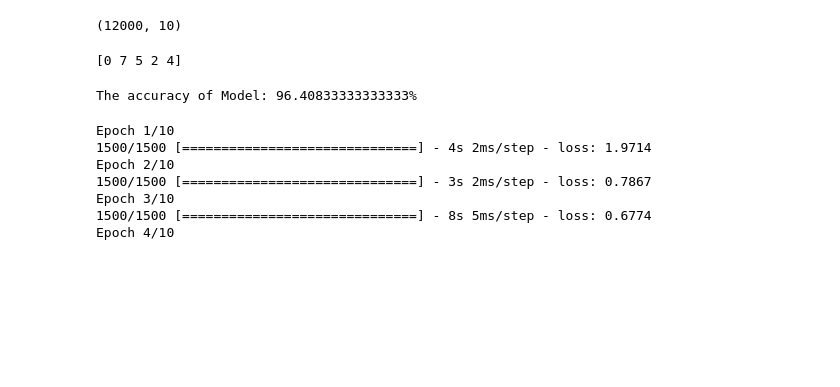
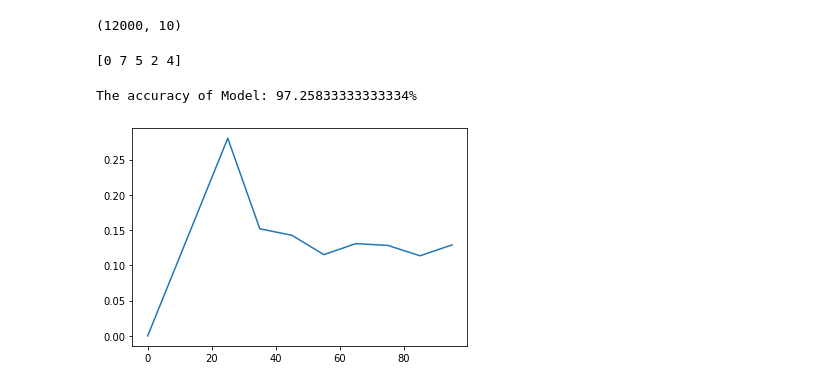
Before and after one commit to amitpant7/Handwritten-Digit-Recognizer-using-NN, a Jupyter notebook: main.ipynb, the cells around one changed output. Drawn from its saved outputs; the diff is of its cells as text; code cells hidden in the pictures; blank space fills up the shorter version.

```diff
--- a/main.ipynb
+++ b/main.ipynb
@@ -67,6 +67,7 @@ xlabel_train.shape, ylabel_train.shape,xlabel_test.shape,
 #Hidden Layer 2 : 25 Units, relu activation
 #Output Layer: 10 units, Linear softmax
 #Optimizer: Adam
+#Testing differnent combination of hidden units, layer 1 = 400 units and layer 2 = 100
 def neural_network(layer1_units, layer2_units):
   model = Sequential(
       [
@@ -83,8 +84,8 @@ def neural_network(layer1_units, layer2_units):
   history = model.fit(
       xlabel_train,
       ylabel_train,
-      epochs= 10
+      epochs= 20
   )
   return (model, history)
-(model, history) = neural_network(100, 25)
+(model, history) = neural_network(400, 100)
 # %% [output]
@@ -134,23 +132,20 @@ count = np.count_nonzero(diff==0)
 accuracy = (count/len(ylabel_test))*100
 print(f"The accuracy of Model: {accuracy}% ")
 # %% [output]
-The accuracy of Model: 96.40833333333333%
+The accuracy of Model: 97.25833333333334%
 # %%
 #Trying different units combination
 #Varying layer1 units
 hidden_unit = np.array(0)
 layer_loss = np.array(0)
 for i in range(25,100,10):
+  print(f"Trying {i} units in Hidden Layer 1................. ")
   (model, history)  = neural_network(i, 25)
   hidden_unit = np.append(hidden_unit, i)
   layer_loss = np.append(layer_loss, history.history["loss"][-1])
-plt.plot(hidden_units,layer_loss)
-plt.show()
-# %% [output]
-Epoch 1/10
-1500/1500 [==============================] - 4s 2ms/step - loss: 1.9714
-Epoch 2/10
-1500/1500 [==============================] - 3s 2ms/step - loss: 0.7867
-Epoch 3/10
-1500/1500 [==============================] - 8s 5ms/step - loss: 0.6774
-Epoch 4/10
+# %%
+#Ploting the units and respective loss
+plt.plot(hidden_unit,layer_loss)
+plt.show()
+# %% [output]
+[figure, added]
```
Also changed, not shown: parts of 13 cells of this notebook.
